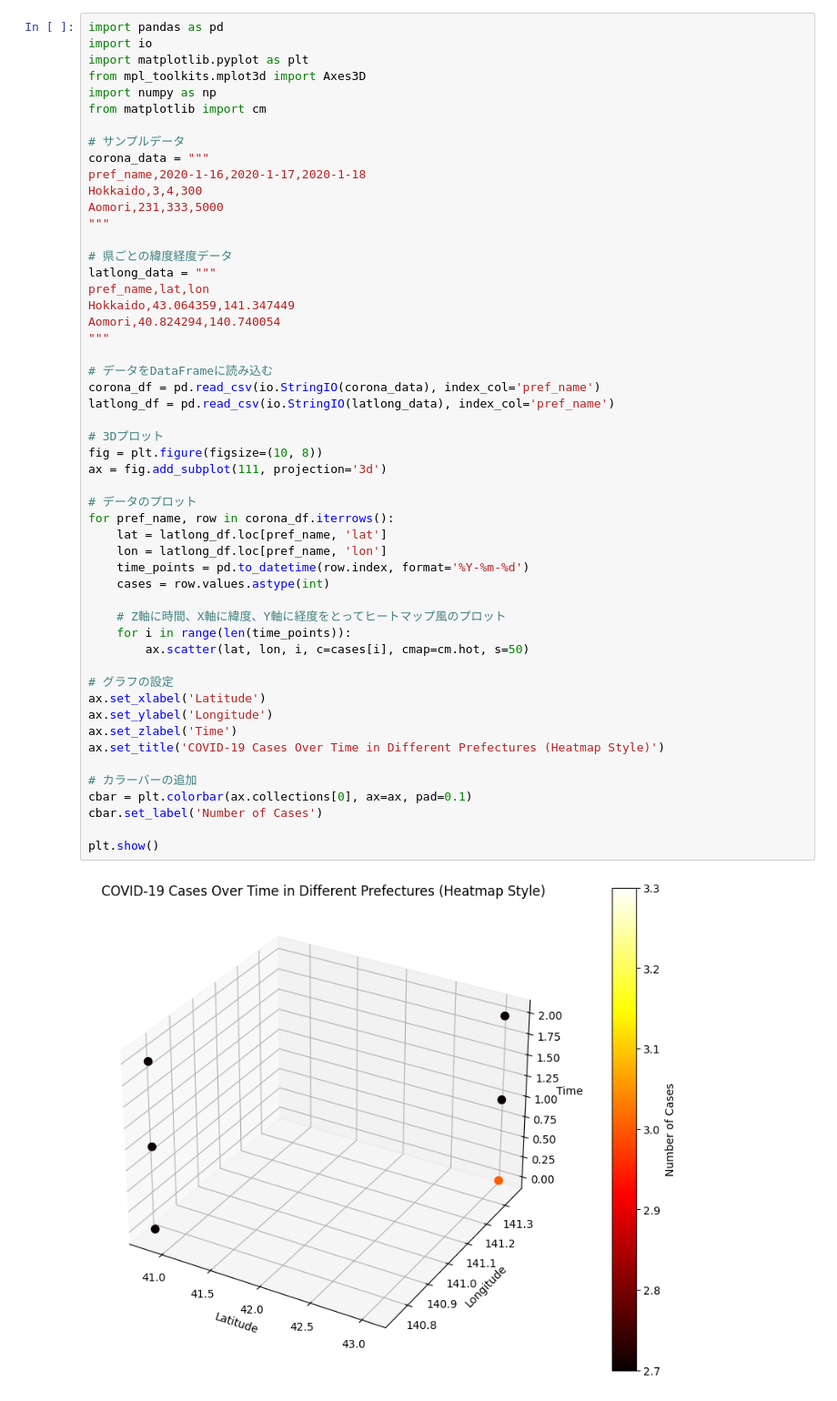
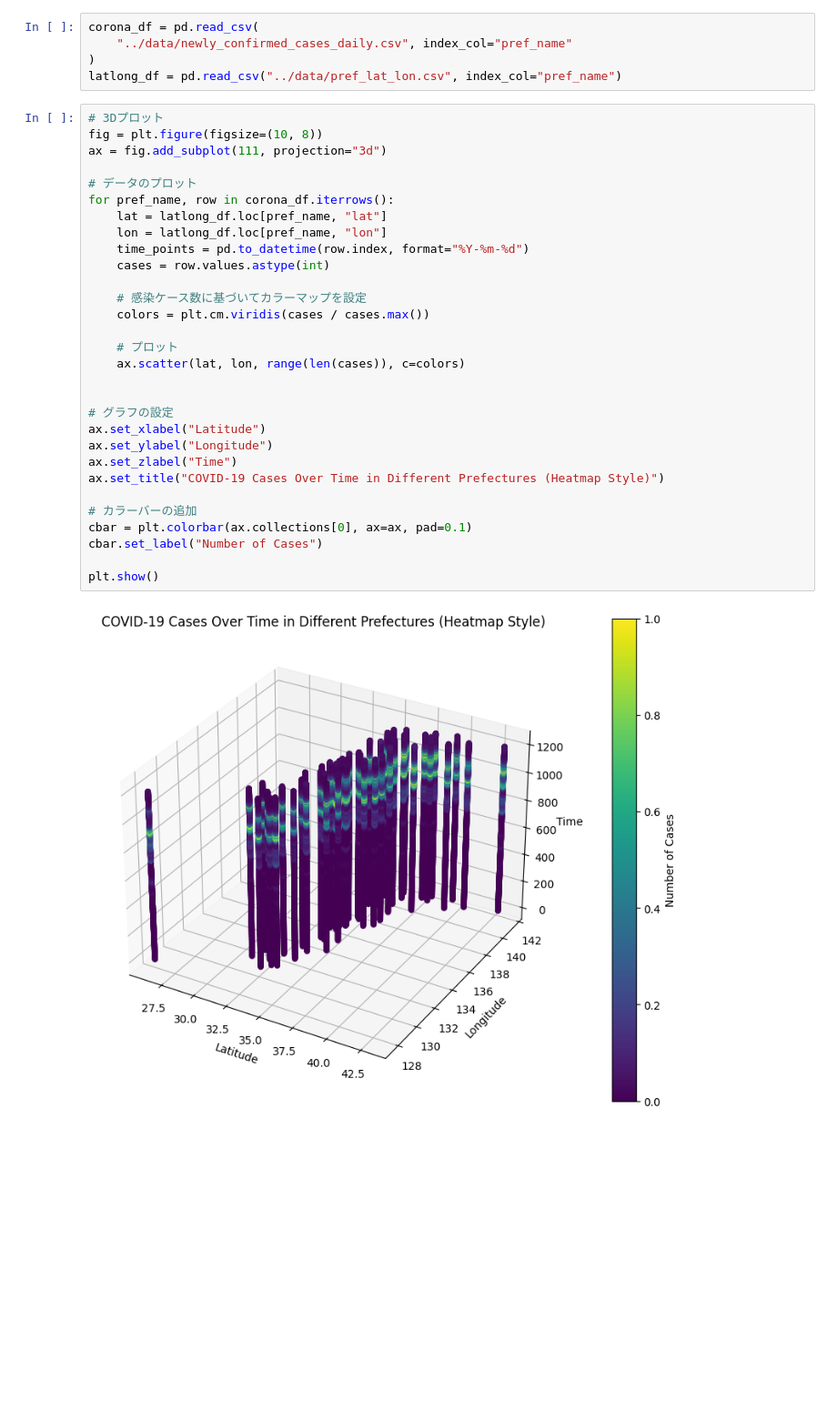
Before and after one commit to karasuneo/heat-map, a Jupyter notebook: src/demo_colona_3d_heat_map.ipynb, the cells around one changed output. Shown at 91% size. Drawn from its saved outputs; the diff is of its cells as text; blank space fills up the shorter version.

```diff
--- a/src/demo_colona_3d_heat_map.ipynb
+++ b/src/demo_colona_3d_heat_map.ipynb
@@ -8,54 +9,37 @@ from io import StringIO
+# %%
+corona_df = pd.read_csv(
+    "../data/newly_confirmed_cases_daily.csv", index_col="pref_name"
+)
+latlong_df = pd.read_csv("../data/pref_lat_lon.csv", index_col="pref_name")
 # %%
-import pandas as pd
-import io
-import matplotlib.pyplot as plt
-from mpl_toolkits.mplot3d import Axes3D
-import numpy as np
-from matplotlib import cm
-
-# サンプルデータ
-corona_data = """
-pref_name,2020-1-16,2020-1-17,2020-1-18
-Hokkaido,3,4,300
-Aomori,231,333,5000
-"""
-
-# 県ごとの緯度経度データ
-latlong_data = """
-pref_name,lat,lon
-Hokkaido,43.064359,141.347449
-Aomori,40.824294,140.740054
-"""
-
-# データをDataFrameに読み込む
-corona_df = pd.read_csv(io.StringIO(corona_data), index_col='pref_name')
-latlong_df = pd.read_csv(io.StringIO(latlong_data), index_col='pref_name')
-
 # 3Dプロット
 fig = plt.figure(figsize=(10, 8))
-ax = fig.add_subplot(111, projection='3d')
+ax = fig.add_subplot(111, projection="3d")
 
 # データのプロット
 for pref_name, row in corona_df.iterrows():
-    lat = latlong_df.loc[pref_name, 'lat']
-    lon = latlong_df.loc[pref_name, 'lon']
-    time_points = pd.to_datetime(row.index, format='%Y-%m-%d')
+    lat = latlong_df.loc[pref_name, "lat"]
+    lon = latlong_df.loc[pref_name, "lon"]
+    time_points = pd.to_datetime(row.index, format="%Y-%m-%d")
     cases = row.values.astype(int)
 
-    # Z軸に時間、X軸に緯度、Y軸に経度をとってヒートマップ風のプロット
-    for i in range(len(time_points)):
-        ax.scatter(lat, lon, i, c=cases[i], cmap=cm.hot, s=50)
+    # 感染ケース数に基づいてカラーマップを設定
+    colors = plt.cm.viridis(cases / cases.max())
+
+    # プロット
+    ax.scatter(lat, lon, range(len(cases)), c=colors)
+
 
 # グラフの設定
-ax.set_xlabel('Latitude')
-ax.set_ylabel('Longitude')
-ax.set_zlabel('Time')
-ax.set_title('COVID-19 Cases Over Time in Different Prefectures (Heatmap Style)')
+ax.set_xlabel("Latitude")
+ax.set_ylabel("Longitude")
+ax.set_zlabel("Time")
+ax.set_title("COVID-19 Cases Over Time in Different Prefectures (Heatmap Style)")
 
 # カラーバーの追加
 cbar = plt.colorbar(ax.collections[0], ax=ax, pad=0.1)
-cbar.set_label('Number of Cases')
+cbar.set_label("Number of Cases")
 
 plt.show()
 # %% [output]
-[figure, old version]
+[figure, new version]
```
Also changed, not shown: parts of 2 cells of this notebook.
